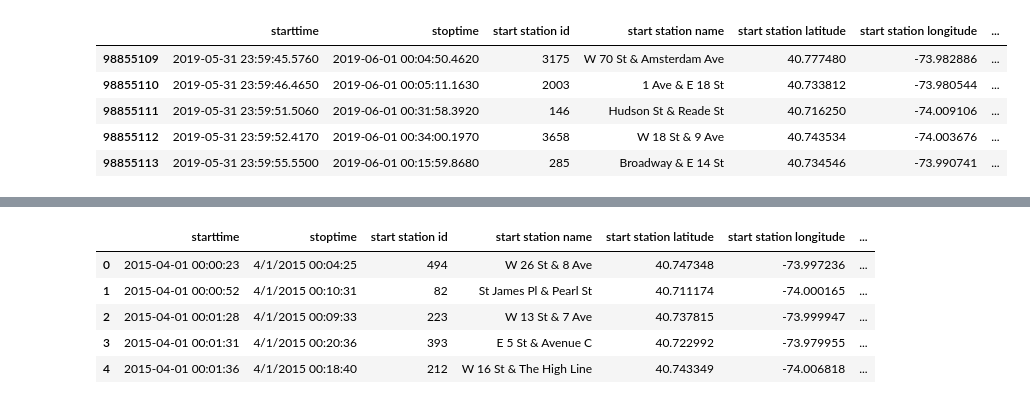
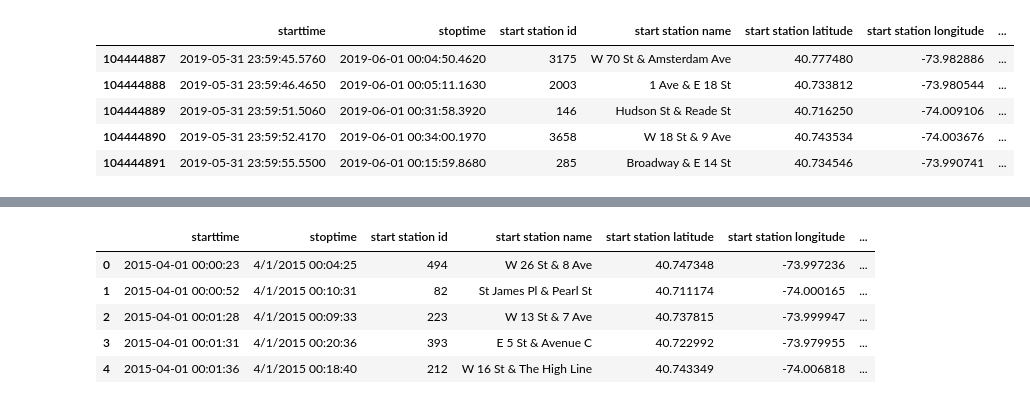
Before and after one commit to panditlakshya/bike-trip-analysis, a Jupyter notebook: bike-trip-analysis.ipynb, the cells around one changed output, grey strips where cells are left out. Drawn from its saved outputs; the diff is of its cells as text; code cells hidden in the pictures.

```diff
--- a/bike-trip-analysis.ipynb
+++ b/bike-trip-analysis.ipynb
@@ -11,13 +12,13 @@ data_frames = []
 # %%
 # Define a mapping of inconsistent column names to standard column names
 column_mapping = {
-    # "starttime": "starttime",
+    "Start Time": "starttime",
     "started_at": "starttime",
-    # "stoptime": "stoptime",
+    "Stop Time": "stoptime",
     "ended_at": "stoptime",
-    # "start station id": "start station id",
+    "Start Station ID": "start station id",
     "start_station_id": "start station id",
-    # "start station name": "start station name",
+    "Start Station Name": "start station name",
     "start_station_name": "start station name",
     # "start station latitude": "start station latitude",
     "start_lat": "start station latitude",
@@ -31,7 +32,7 @@ column_mapping = {
     "end_lat": "end station latitude",
     # "end station longitude": "end station longitude",
     "end_lng": "end station longitude",
-    # "bikeid": "bikeid",
+    "Bike ID": "bikeid",
     "ride_id": "bikeid",
 }
 # %%
@@ -70,2 +119,2 @@ combined_data.info()
 # %%
-combined_data.head()
+data = combined_data.loc[:, ~combined_data.columns.duplicated()]
@@ -79,10 +121,10 @@ combined_data.head()
 # %%
-combined_data.tail()
+data.tail()
 # %% [output]
 |  | starttime | stoptime | start station id | start station name | start station latitude | start station longitude | ... |
-| 98855109 | 2019-05-31 23:59:45.5760 | 2019-06-01 00:04:50.4620 | 3175 | W 70 St & Amsterdam Ave | 40.777480 | -73.982886 | ... |
-| 98855110 | 2019-05-31 23:59:46.4650 | 2019-06-01 00:05:11.1630 | 2003 | 1 Ave & E 18 St | 40.733812 | -73.980544 | ... |
-| 98855111 | 2019-05-31 23:59:51.5060 | 2019-06-01 00:31:58.3920 | 146 | Hudson St & Reade St | 40.716250 | -74.009106 | ... |
-| 98855112 | 2019-05-31 23:59:52.4170 | 2019-06-01 00:34:00.1970 | 3658 | W 18 St & 9 Ave | 40.743534 | -74.003676 | ... |
-| 98855113 | 2019-05-31 23:59:55.5500 | 2019-06-01 00:15:59.8680 | 285 | Broadway & E 14 St | 40.734546 | -73.990741 | ... |
+| 104444887 | 2019-05-31 23:59:45.5760 | 2019-06-01 00:04:50.4620 | 3175 | W 70 St & Amsterdam Ave | 40.777480 | -73.982886 | ... |
+| 104444888 | 2019-05-31 23:59:46.4650 | 2019-06-01 00:05:11.1630 | 2003 | 1 Ave & E 18 St | 40.733812 | -73.980544 | ... |
+| 104444889 | 2019-05-31 23:59:51.5060 | 2019-06-01 00:31:58.3920 | 146 | Hudson St & Reade St | 40.716250 | -74.009106 | ... |
+| 104444890 | 2019-05-31 23:59:52.4170 | 2019-06-01 00:34:00.1970 | 3658 | W 18 St & 9 Ave | 40.743534 | -74.003676 | ... |
+| 104444891 | 2019-05-31 23:59:55.5500 | 2019-06-01 00:15:59.8680 | 285 | Broadway & E 14 St | 40.734546 | -73.990741 | ... |
 # %%
```
Also changed, not shown: parts of 30 cells of this notebook, 2 other files.
